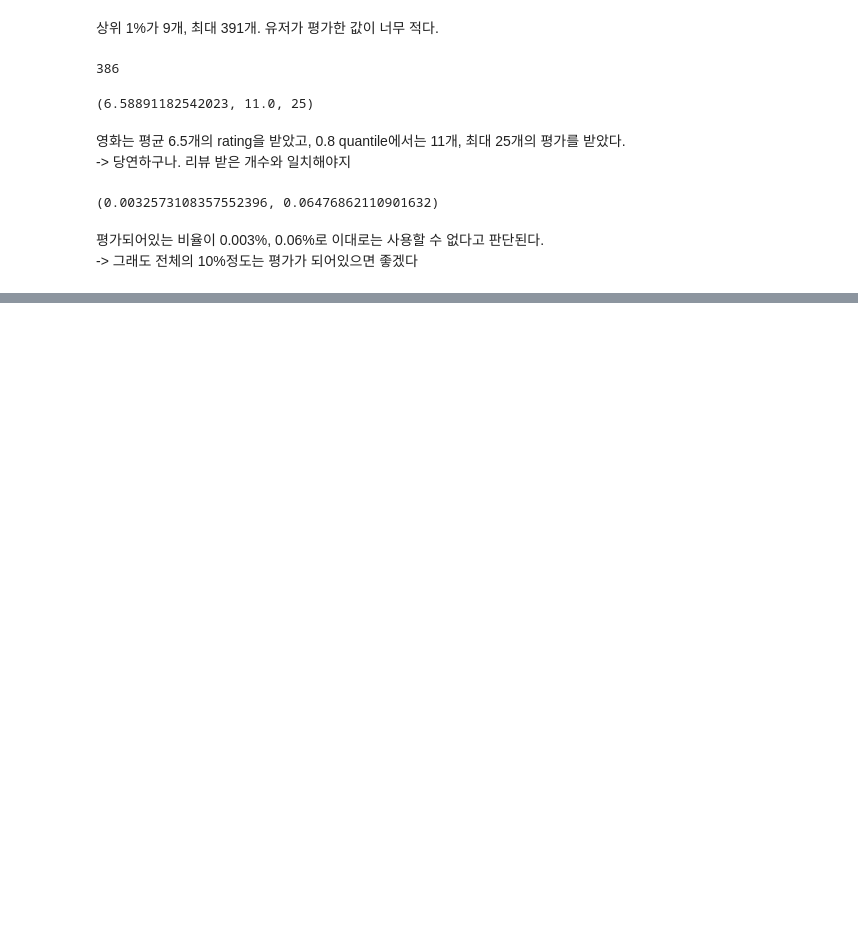
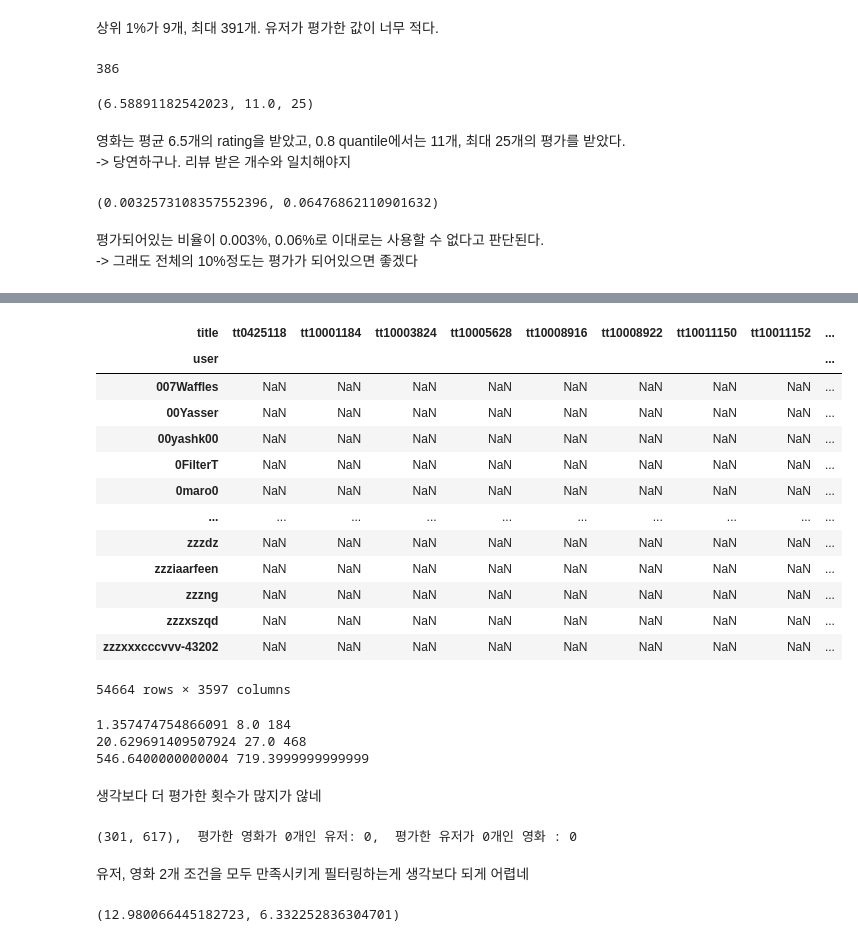
Before and after one commit to mkk4726/recsys-movie, a Jupyter notebook: MF/src/data_processing/get_user_rating_data.ipynb, the cells around one changed output, grey strips where cells are left out. Cells and saved outputs as stored; diff of their text form; code cells hidden in the pictures; blank space fills up the shorter version.

Commit message:
collecting data

```diff
--- a/MF/src/data_processing/get_user_rating_data.ipynb
+++ b/MF/src/data_processing/get_user_rating_data.ipynb
@@ -125,0 +132,19 @@ np.mean(count_list) / pivot_table.shape[0] * 100, np.mean(title_cnt_list) / pivo
+# %%
+import modules as m
+
+review_df = m.load_pickle('C:/Users/Hi/Desktop/recsys-movie/MF/data/scraping_results/results_2.pickle')
+
+# user, title, rating 구하기
+review_list = []
+for review in review_df:
+    title_id = review[0]
+    tmp_df = review[1]
+    for i in range(len(tmp_df)):
+      tmp_rating = tmp_df.iloc[i, 1]
+      tmp_user = tmp_df.iloc[i, 3]
+      review_list.append([tmp_user, title_id, tmp_rating])
+# %%
+import pandas as pd
+
+user_title_rating_df = pd.DataFrame(review_list, columns=['user', 'title', 'rating'])
+user_title_rating_df
@@ -125,0 +165,54 @@ np.mean(count_list) / pivot_table.shape[0] * 100, np.mean(title_cnt_list) / pivo
+# %%
+pivot_table = user_title_rating_df.pivot_table(index='user', columns='title', values='rating')
+pivot_table
+# %% [output]
+| title | tt0425118 | tt10001184 | tt10003824 | tt10005628 | tt10008916 | tt10008922 | tt10011150 | tt10011152 | ... |
+| user |  |  |  |  |  |  |  |  | ... |
+| 007Waffles | NaN | NaN | NaN | NaN | NaN | NaN | NaN | NaN | ... |
+| 00Yasser | NaN | NaN | NaN | NaN | NaN | NaN | NaN | NaN | ... |
+| 00yashk00 | NaN | NaN | NaN | NaN | NaN | NaN | NaN | NaN | ... |
+| 0FilterT | NaN | NaN | NaN | NaN | NaN | NaN | NaN | NaN | ... |
+| 0maro0 | NaN | NaN | NaN | NaN | NaN | NaN | NaN | NaN | ... |
+| ... | ... | ... | ... | ... | ... | ... | ... | ... | ... |
+| zzzdz | NaN | NaN | NaN | NaN | NaN | NaN | NaN | NaN | ... |
+| zzziaarfeen | NaN | NaN | NaN | NaN | NaN | NaN | NaN | NaN | ... |
+| zzzng | NaN | NaN | NaN | NaN | NaN | NaN | NaN | NaN | ... |
+| zzzxszqd | NaN | NaN | NaN | NaN | NaN | NaN | NaN | NaN | ... |
+| zzzxxxcccvvv-43202 | NaN | NaN | NaN | NaN | NaN | NaN | NaN | NaN | ... |
+54664 rows × 3597 columns
+# %%
+import numpy as np
+
+user_cnt = pivot_table.count(axis=1)
+movie_cnt = pivot_table.count(axis=0)
+
+user_rate = 0.99
+movie_rate = 0.8
+
+print(np.mean(user_cnt), np.quantile(user_cnt, user_rate), np.max(user_cnt))
+print(np.mean(movie_cnt), np.quantile(movie_cnt, movie_rate), np.max(movie_cnt))
+print(pivot_table.shape[0] * (1 - user_rate), pivot_table.shape[1] * (1 - movie_rate))
+# %% [output]
+1.357474754866091 8.0 184
+20.629691409507924 27.0 468
+546.6400000000004 719.3999999999999
+# %% [markdown]
+생각보다 더 평가한 횟수가 많지가 않네
+# %%
+user_cnt = pivot_table.count(axis=1)
+tmp_matrix = pivot_table.loc[(user_cnt > 10), :]
+
+movie_cnt = tmp_matrix.count(axis=0)
+tmp_matrix = tmp_matrix.loc[:, (movie_cnt > 3)]
+
+print(f"{tmp_matrix.shape},\
+  평가한 영화가 0개인 유저: {len(tmp_matrix.count(axis=1)[tmp_matrix.count(axis=1) < 1])},\
+  평가한 유저가 0개인 영화 : {len(tmp_matrix.count(axis=0)[tmp_matrix.count(axis=0) < 1])}")
+# %% [output]
+(301, 617),  평가한 영화가 0개인 유저: 0,  평가한 유저가 0개인 영화 : 0
+# %% [markdown]
+유저, 영화 2개 조건을 모두 만족시키게 필터링하는게 생각보다 되게 어렵네
+# %%
+tmp_matrix.count(axis=1).mean(), tmp_matrix.count(axis=0).mean()
+# %% [output]
+(12.980066445182723, 6.332252836304701)
```
Also changed, not shown: parts of 4 cells of this notebook, 3 other files.
